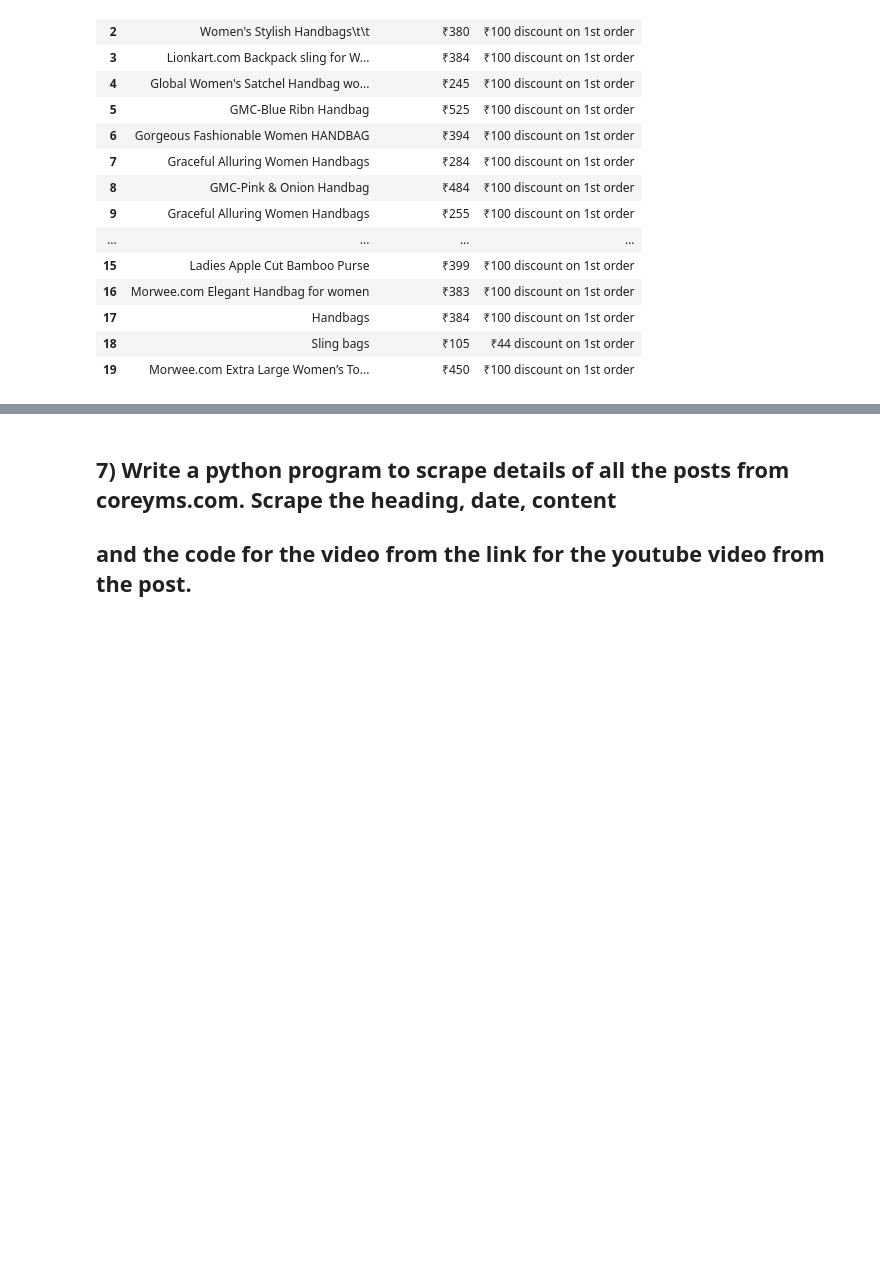
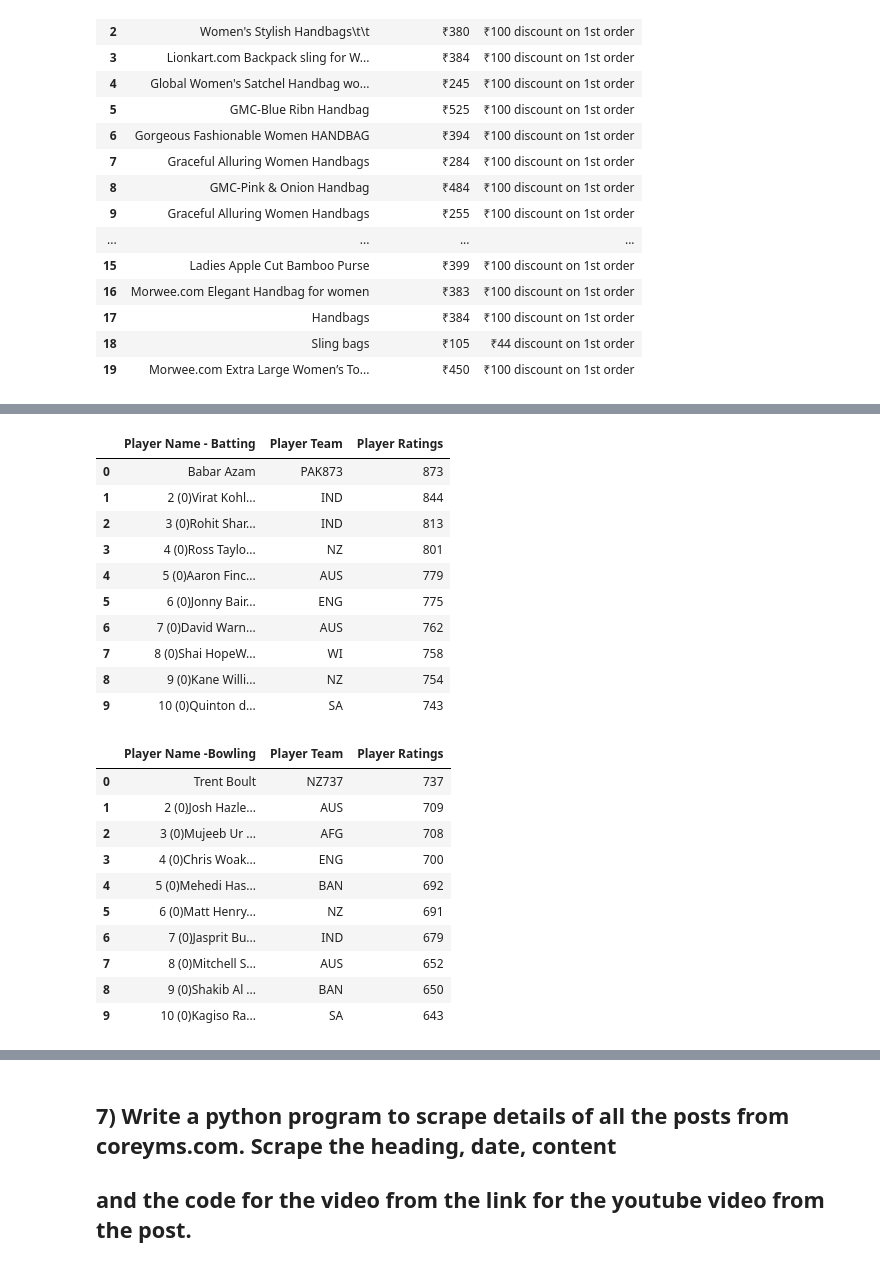
Before and after one commit to Pramodh23EAlpha/Internship, a Jupyter notebook: Web Scrapping -1.ipynb, the cells around one changed output, grey strips where cells are left out. Saved outputs shown, nothing was run; the diff lists cells and outputs as text; code cells hidden in the pictures; blank space fills up the shorter version.

```diff
--- a/Web Scrapping -1.ipynb
+++ b/Web Scrapping -1.ipynb
@@ -292,0 +292,78 @@ data.head(100)
+# %%
+# 5(b) 5(c)
+
+#https://www.icc-cricket.com/rankings/mens/player-rankings/odi
+data = pd.DataFrame()
+data2 = pd.DataFrame()
+
+
+def geturlfromuser(userinput):
+
+
+    page = requests.get(userinput)
+
+    bsoup = BeautifulSoup(page.content, 'html.parser')
+    top_odi_batsman = bsoup.find_all(['tr','div'],class_ = ['table-body','table-body__cell name','rankings-block__banner--name'])
+    top_odi_batsman_Team = bsoup.find_all(['div','span'],class_ = ['table-body__logo-text','rankings-block__banner--nationality'])
+    top_odi_batsman_Rating = bsoup.find_all(['td','div'],class_ = ['table-body__cell u-text-right rating','rankings-block__banner--rating'])
+
+    names = []
+    Teams=[]
+    ratings = []
+
+    for player in top_odi_batsman:
+        player = player.get_text().replace('\n', "")
+        player = player.strip(" ")
+        names.append(player)
+    #print(names)
+    data['Player Name - Batting'] = names[:10]
+    data2['Player Name -Bowling'] = names[10:20]
+
+
+    for team in top_odi_batsman_Team:
+        team = team.get_text().replace('\n', "")
+        team = team.strip(" ")
+        Teams.append(team)
+    #print(Teams)
+    data['Player Team'] = Teams[:10]
+    data2['Player Team'] = Teams[10:20]
+
+
+    for rating in top_odi_batsman_Rating:
+        rating = rating.get_text().replace('\n', "")
+        rating = rating.strip(" ")
+        ratings.append(rating)
+    #print(ratings)
+    data['Player Ratings'] = ratings[:10]
+    data2['Player Ratings'] = ratings[10:20]
+
+
+
+odi_teams = 'https://www.icc-cricket.com/rankings/mens/player-rankings/odi'
+geturlfromuser(odi_teams)
+#data.head(100)
+display(data,data2)
+#data2.head(100)
+# %% [output]
+|  | Player Name - Batting | Player Team | Player Ratings |
+| 0 | Babar Azam | PAK873 | 873 |
+| 1 | 2 (0)Virat Kohl... | IND | 844 |
+| 2 | 3 (0)Rohit Shar... | IND | 813 |
+| 3 | 4 (0)Ross Taylo... | NZ | 801 |
+| 4 | 5 (0)Aaron Finc... | AUS | 779 |
+| 5 | 6 (0)Jonny Bair... | ENG | 775 |
+| 6 | 7 (0)David Warn... | AUS | 762 |
+| 7 | 8 (0)Shai HopeW... | WI | 758 |
+| 8 | 9 (0)Kane Willi... | NZ | 754 |
+| 9 | 10 (0)Quinton d... | SA | 743 |
+|  | Player Name -Bowling | Player Team | Player Ratings |
+| 0 | Trent Boult | NZ737 | 737 |
+| 1 | 2 (0)Josh Hazle... | AUS | 709 |
+| 2 | 3 (0)Mujeeb Ur ... | AFG | 708 |
+| 3 | 4 (0)Chris Woak... | ENG | 700 |
+| 4 | 5 (0)Mehedi Has... | BAN | 692 |
+| 5 | 6 (0)Matt Henry... | NZ | 691 |
+| 6 | 7 (0)Jasprit Bu... | IND | 679 |
+| 7 | 8 (0)Mitchell S... | AUS | 652 |
+| 8 | 9 (0)Shakib Al ... | BAN | 650 |
+| 9 | 10 (0)Kagiso Ra... | SA | 643 |
```
Also changed, not shown: parts of 5 cells of this notebook.
